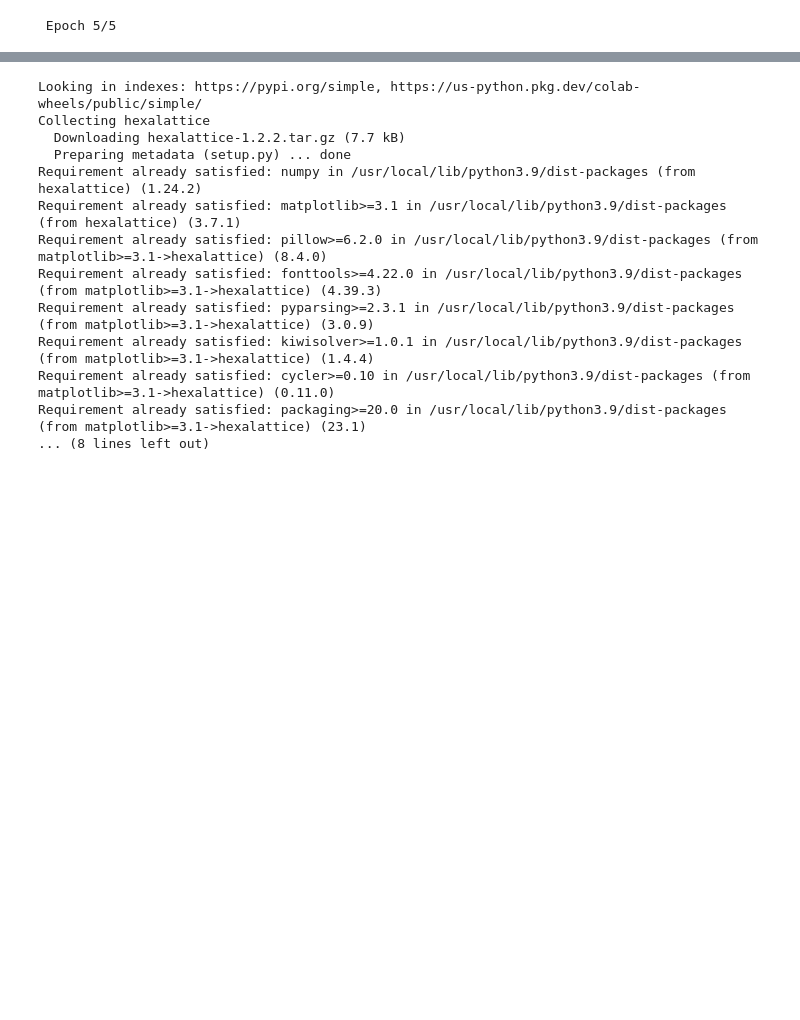
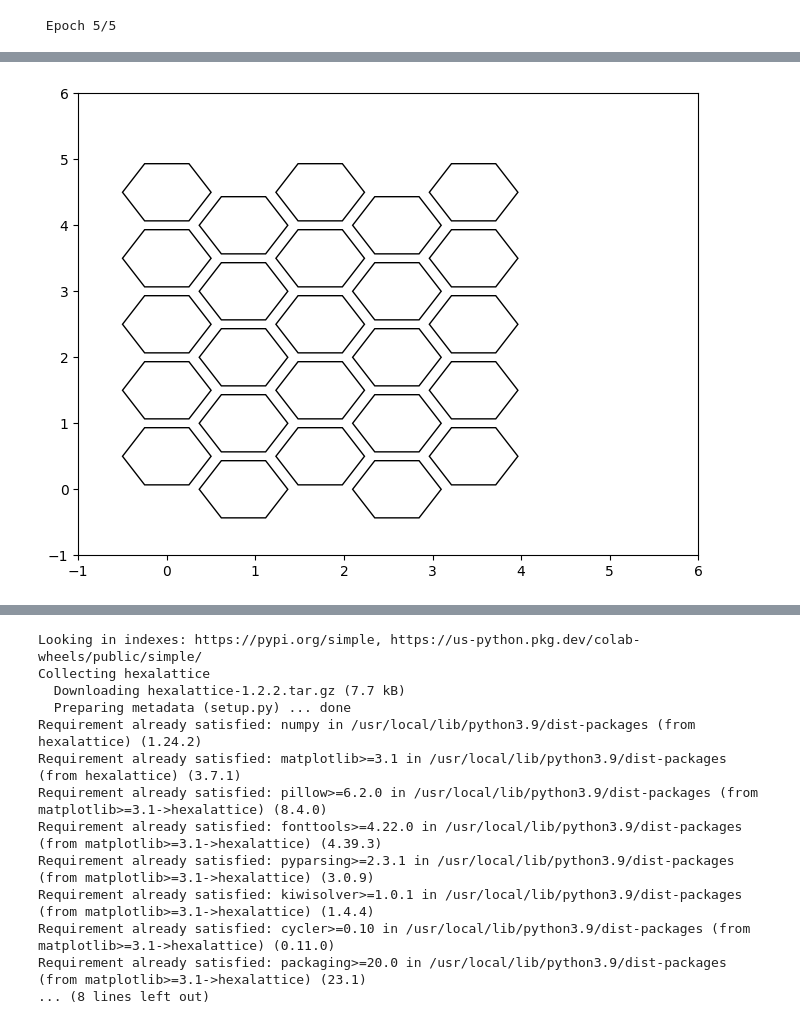
Before and after one commit to skowronskid/Computational-Analysis-Methods, a Jupyter notebook: SOM/som_experiments.ipynb, the cells around one changed output, grey strips where cells are left out. Saved outputs shown, nothing was run; the diff lists cells and outputs as text; code cells hidden in the pictures; blank space fills up the shorter version.

```diff
--- a/SOM/som_experiments.ipynb
+++ b/SOM/som_experiments.ipynb
@@ -554,0 +569,26 @@ indices = som5.neighbor_indices
+# %%
+idx = indices.reshape(2,25)
+# %%
+import matplotlib.pyplot as plt
+from matplotlib.patches import RegularPolygon
+
+# Define the list of labels
+labels = ['A', 'B', 'C', 'D', 'E', 'F']
+
+# Set the figure size and create a new plot
+fig, ax = plt.subplots(figsize=(8, 6))
+
+# Set the axis limits
+ax.set_xlim((-1, 6))
+ax.set_ylim((-1, 6))
+
+# Create the hexagonal grid
+for x,y in zip(idx[0],idx[1]):
+    ax.add_patch(RegularPolygon((x, y), 6,1/2,orientation=np.pi/2, color='white', ec='black'))
+
+
+
+# Show the plot
+plt.show()
+# %% [output]
+[figure, added]
```
Also changed, not shown: parts of 2 cells of this notebook.
